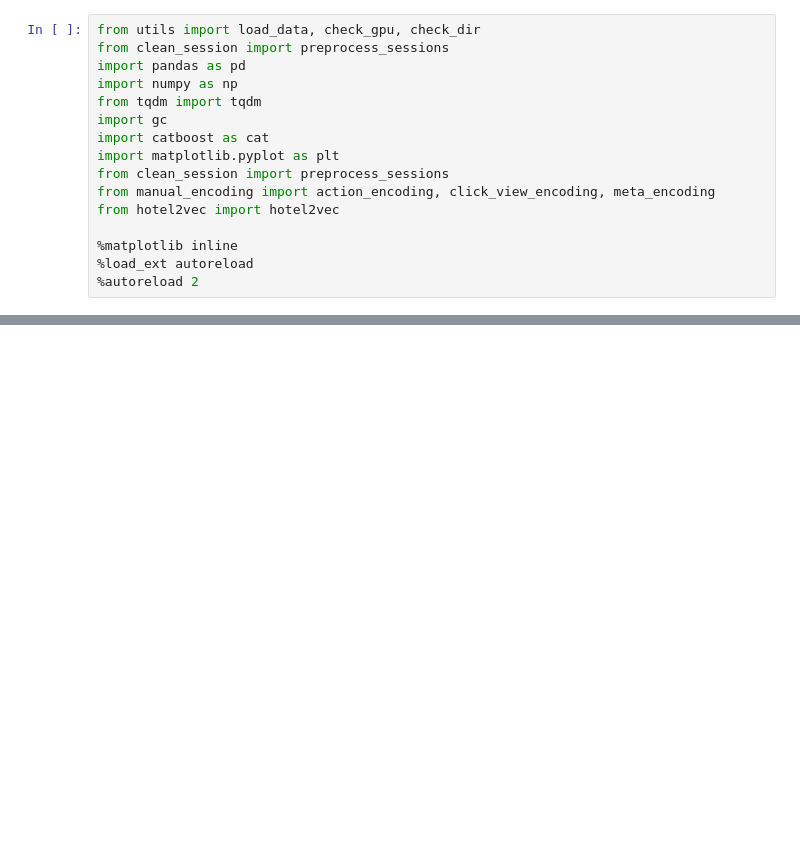
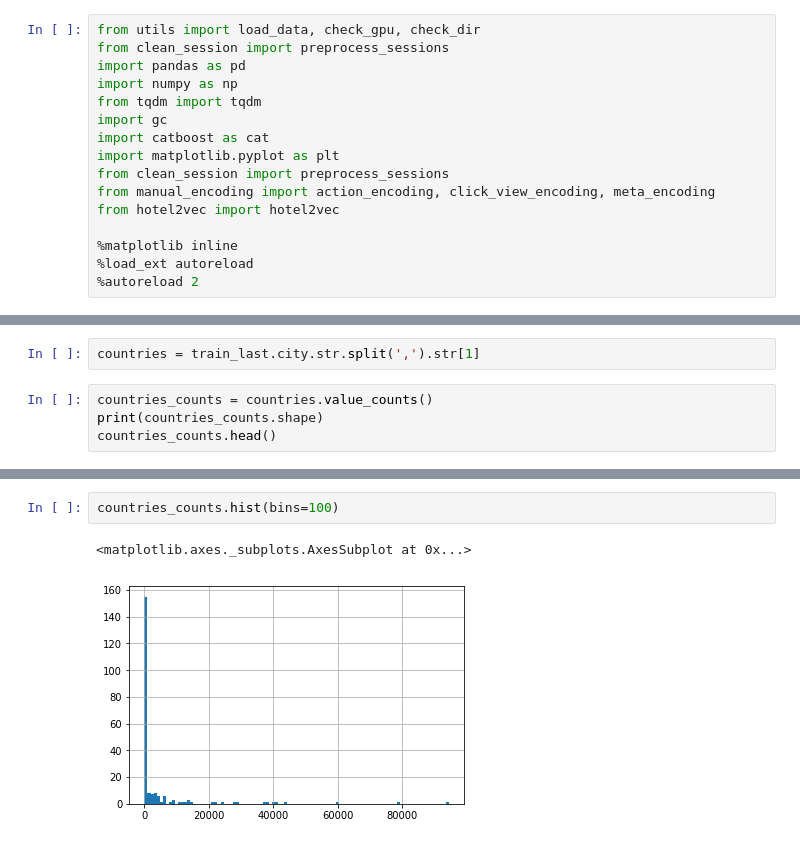
Before and after one commit to samshipengs/naps, a Jupyter notebook: playground.ipynb, the cells around one changed output, grey strips where cells are left out. Saved outputs shown, nothing was run; the diff lists cells and outputs as text; blank space fills up the shorter version.

```diff
--- a/playground.ipynb
+++ b/playground.ipynb
@@ -300,0 +267,6 @@ for trn_ind, val_ind in skf.split(sids, sids):
+# %%
+countries = train_last.city.str.split(',').str[1]
+# %%
+countries_counts = countries.value_counts()
+print(countries_counts.shape)
+countries_counts.head()
@@ -300,0 +281,5 @@ for trn_ind, val_ind in skf.split(sids, sids):
+# %%
+countries_counts.hist(bins=100)
+# %% [output]
+<matplotlib.axes._subplots.AxesSubplot at 0x...>
+[figure, added]
```
Also changed, not shown: parts of 101 cells of this notebook, 1 other file.
